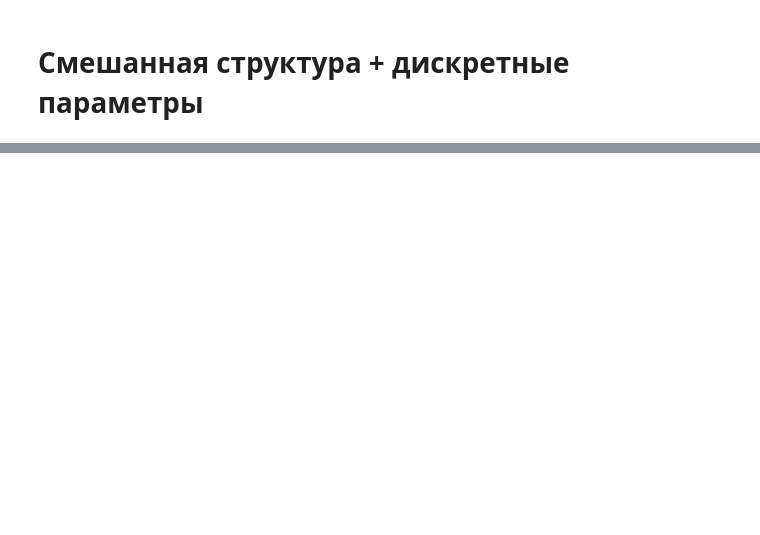
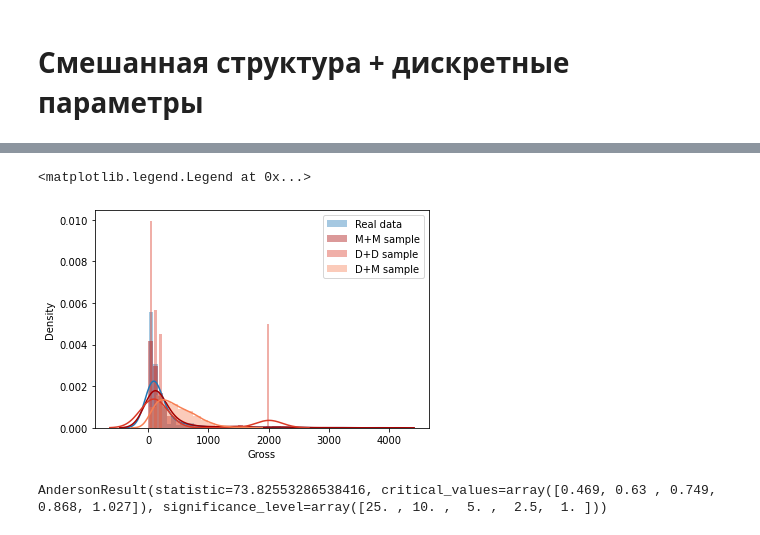
Before and after one commit to Anaxagor/Mixed-Learning-of-Bayesian-Networks, a Jupyter notebook: experiments/ysc_exp_geo.ipynb, the cells around one changed output, grey strips where cells are left out. Cells and saved outputs as stored; diff of their text form; code cells hidden in the pictures; blank space fills up the shorter version.

```diff
--- a/experiments/ysc_exp_geo.ipynb
+++ b/experiments/ysc_exp_geo.ipynb
@@ -125,6 +120,13 @@ for key in acc.keys():
     df_result_accuracy = df_result_accuracy.append({'Parameter': key, 'Strategy': 'HC', 'Alg':'D+M','accuracy':acc[key]}, ignore_index=True)
 for key in rmse.keys():
     df_result_rmse = df_result_rmse.append({'Parameter': key, 'Strategy': 'HC', 'Alg':'D+M','rmse':rmse[key]}, ignore_index=True)
+# %%
+sample_d_m_hc = pd.DataFrame(geo_bn.randomsample(700))
+sample_d_m_hc_gross = sample_d_m_hc.loc[sample_d_m_hc['Gross'] > 0]
+sample_d_m_hc_netpay = sample_d_m_hc.loc[sample_d_m_hc['Netpay'] > 0]
+sample_d_m_hc_porosity = sample_d_m_hc.loc[sample_d_m_hc['Porosity'] > 0]
+sample_d_m_hc_permeability = sample_d_m_hc.loc[sample_d_m_hc['Permeability'] > 0]
+sample_d_m_hc_depth = sample_d_m_hc.loc[sample_d_m_hc['Depth'] > 0]
 # %% [markdown]
 # Смешанная структура + смешанные параметры
 # %%
@@ -183,6 +185,13 @@ for key in acc.keys():
     df_result_accuracy = df_result_accuracy.append({'Parameter': key, 'Strategy': 'HC', 'Alg':'M+M','accuracy':acc[key]}, ignore_index=True)
 for key in rmse.keys():
     df_result_rmse = df_result_rmse.append({'Parameter': key, 'Strategy': 'HC', 'Alg':'M+M','rmse':rmse[key]}, ignore_index=True)
+# %%
+sample_m_m_hc = pd.DataFrame(geo_bn.randomsample(700))
+sample_m_m_hc_gross = sample_m_m_hc.loc[sample_m_m_hc['Gross'] > 0]
+sample_m_m_hc_netpay = sample_m_m_hc.loc[sample_m_m_hc['Netpay'] > 0]
+sample_m_m_hc_porosity = sample_m_m_hc.loc[sample_m_m_hc['Porosity'] > 0]
+sample_m_m_hc_permeability = sample_m_m_hc.loc[sample_m_m_hc['Permeability'] > 0]
+sample_m_m_hc_depth = sample_m_m_hc.loc[sample_m_m_hc['Depth'] > 0]
 # %% [markdown]
 # Дискретная стурктура + дискретные параметры
 # %%
@@ -285,6 +287,9 @@ df_result_rmse = df_result_rmse.append({'Parameter': 'Permeability', 'Strategy':
 # %%
 m = mean_squared_error(invers_real['Depth'], invers_pred['Depth'], squared=False)
 df_result_rmse = df_result_rmse.append({'Parameter': 'Depth', 'Strategy': 'HC', 'Alg':'D+D','rmse':m}, ignore_index=True)
+# %%
+sample_d_d_hc = pd.DataFrame(geo_bn.randomsample(500))
+sample_d_d_hc = inverse_discretization(sample_d_d_hc, columns_for_disc, discrete_coder)
 # %% [markdown]
 # Смешанная структура + дискретные параметры
 # %%
@@ -656,3 +650,16 @@ df_result_rmse = df_result_rmse.append({'Parameter': 'Depth', 'Strategy': 'evo',
 # %%
 df_result_accuracy.to_csv('geo_results_disc.csv', index=False)
 df_result_rmse.to_csv('geo_results_cont.csv', index=False)
+# %%
+sns.distplot(geo['Gross'], label = 'Real data')
+sns.distplot(sample_m_m_hc_gross['Gross'], label = 'M+M sample', color=sns.color_palette("OrRd", 10)[9])
+sns.distplot(sample_d_d_hc['Gross'], label='D+D sample', color=sns.color_palette("OrRd", 10)[7])
+sns.distplot(sample_d_m_hc_gross['Gross'], label='D+M sample', color=sns.color_palette("OrRd", 10)[5])
+plt.legend()
+# %% [output]
+<matplotlib.legend.Legend at 0x...>
+[figure, added]
+# %%
+stats.anderson(sample_m_m_hc_gross['Gross'].values, 'extreme1')
+# %% [output]
+AndersonResult(statistic=73.82553286538416, critical_values=array([0.469, 0.63 , 0.749, 0.868, 1.027]), significance_level=array([25. , 10. ,  5. ,  2.5,  1. ]))
```
Also changed, not shown: parts of 37 cells of this notebook, 8 other files.
